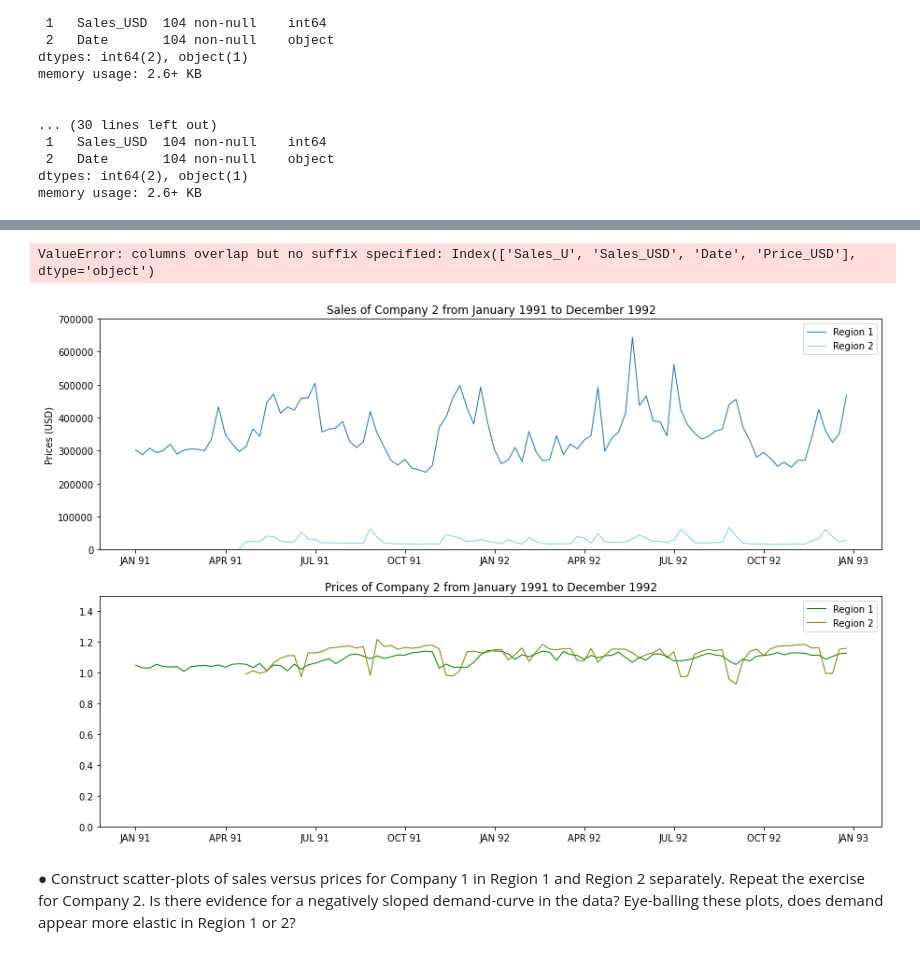
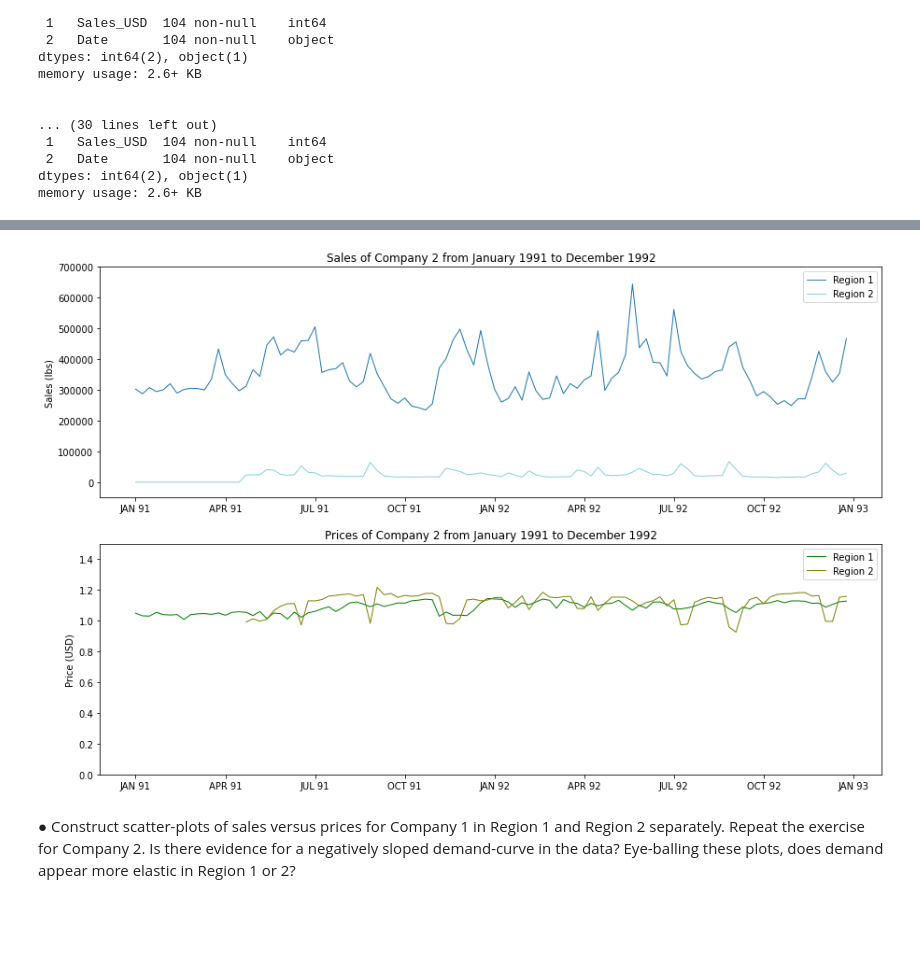
Before and after one commit to hinojosaad/Damavis-Challenge, a Jupyter notebook: Damavis Data Science Challenge Ex 2.ipynb, the cells around one changed output, grey strips where cells are left out. Saved outputs shown, nothing was run; the diff lists cells and outputs as text; code cells hidden in the pictures; blank space fills up the shorter version.

```diff
--- a/Damavis Data Science Challenge Ex 2.ipynb
+++ b/Damavis Data Science Challenge Ex 2.ipynb
@@ -108,4 +107,0 @@ plt.show()
-# %%
-R1_C1.join(R2_C1)
-# %% [output]
-ValueError: columns overlap but no suffix specified: Index(['Sales_U', 'Sales_USD', 'Date', 'Price_USD'], dtype='object')
@@ -118,31 +108,40 @@ plt.show()
 # %%
-#time series plots with the sales and prices of Company 2
+#time series plot with the sales and prices of Company 2
 
 fig, [ax1, ax2] = plt.subplots(2, 1, figsize=(15,10))
 
+#plot of the sales
+
+ax1.set_title("Sales of Company 2 from January 1991 to December 1992")
+
+
 ax1.plot(R1_C2["Sales_U"],label="Region 1",linewidth=1)
 ax1.plot(R2_C2["Sales_U"],label="Region 2", linewidth=1,color = 'skyblue')
-ax1.set_xticks(ticks=[0,13,26,39,52,65,78,91,104],labels =["JAN 91","APR 91", "JUL 91","OCT 91","JAN 92","APR 92", "JUL 92","OCT 92","JAN 93"])
+ax1.legend(loc="upper right")
+
+ax1.set_xticks(ticks=[0,13,26,39,52,65,78,91,104],
+               labels =["JAN 91","APR 91", "JUL 91","OCT 91","JAN 92","APR 92", "JUL 92","OCT 92","JAN 93"])
 
 ax1.set_ylabel("Sales (lbs)")
-ax1.set_title("Sales of Company 2 from January 1991 to December 1992")
-ax1.legend(loc="upper right")
-ax1.set_ylim(0,700000)
+ax1.set_ylim(-50000,700000)
+
+#plot of the prices
+
+ax2.set_title("Prices of Company 2 from January 1991 to December 1992")
 
 ax2.plot(R1_C2["Price_USD"],label="Region 1" , color ='green',linewidth=1)
+ax2.plot(R2_C2["Price_USD"],label="Region 2",linewidth=1 , color ='olive')
+ax2.legend(loc="upper right")
 
-ax2.plot(R2_C2["Price_USD"],label="Region 2",linewidth=1 , color ='olive')
+ax2.set_xticks(ticks=[0,13,26,39,52,65,78,91,104],
+               labels =["JAN 91","APR 91", "JUL 91","OCT 91","JAN 92","APR 92", "JUL 92","OCT 92","JAN 93"])
 
-ax2.set_xticks(ticks=[0,13,26,39,52,65,78,91,104],labels =["JAN 91","APR 91", "JUL 91","OCT 91","JAN 92","APR 92", "JUL 92","OCT 92","JAN 93"])
-
-ax1.set_ylabel("Prices (USD)")
-ax2.set_title("Prices of Company 2 from January 1991 to December 1992")
-ax2.legend(loc="upper right")
+ax2.set_ylabel("Price (USD)")
 ax2.set_ylim(0,1.5)
 
 plt.show()
 # %% [output]
-[figure, old version]
+[figure, new version]
 # %% [markdown]
 ● Construct scatter-plots of sales versus prices for Company 1 in Region 1 and Region 2 separately. Repeat the exercise for Company 2. Is there evidence for a negatively sloped demand-curve in the data? Eye-balling these plots, does demand appear more elastic in Region 1 or 2?
 # %%
```
Also changed, not shown: parts of 18 cells of this notebook.
